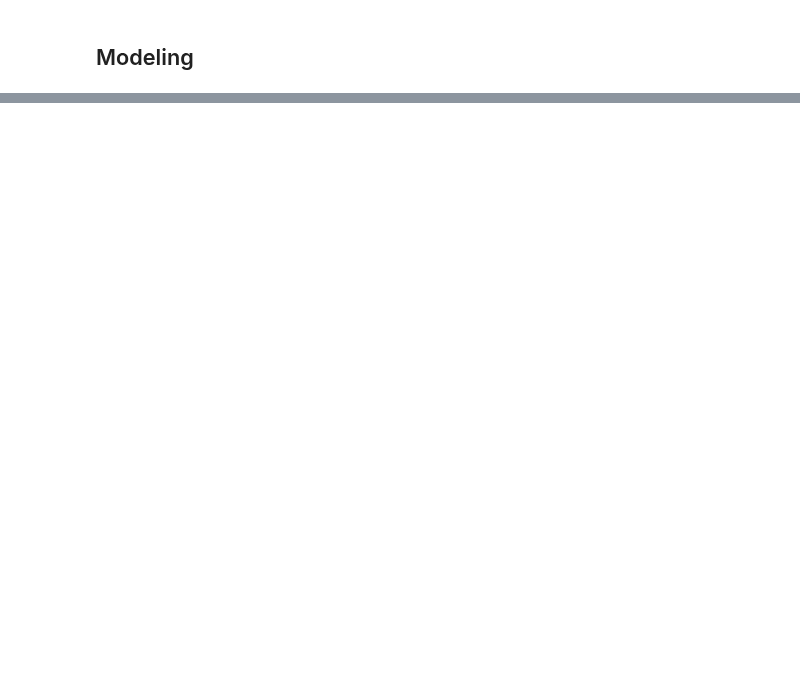
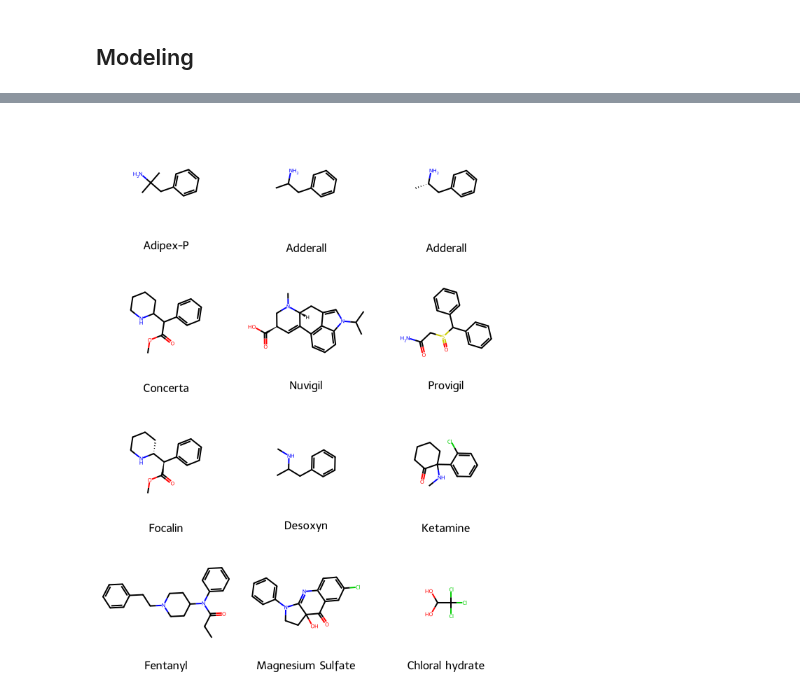
Before and after one commit to Steve-Cheney/Cheminformatics, a Jupyter notebook: rbif-110-final/final.ipynb, the cells around one changed output, grey strips where cells are left out. Saved outputs shown, nothing was run; the diff lists cells and outputs as text; code cells hidden in the pictures; blank space fills up the shorter version.

```diff
--- a/rbif-110-final/final.ipynb
+++ b/rbif-110-final/final.ipynb
@@ -601,0 +605,4 @@ Draw.MolsToGridImage(alz_sample["standardized_mol"], molsPerRow=3, subImgSize=(2
+# %%
+Draw.MolsToGridImage(similar_drugs_df["cns_standardized_mol"], molsPerRow=3, subImgSize=(200,200), legends=similar_drugs_df["cns_drug"].tolist())
+# %% [output]
+[figure, added]
```
Also changed, not shown: parts of 32 cells of this notebook, 1 other file.
